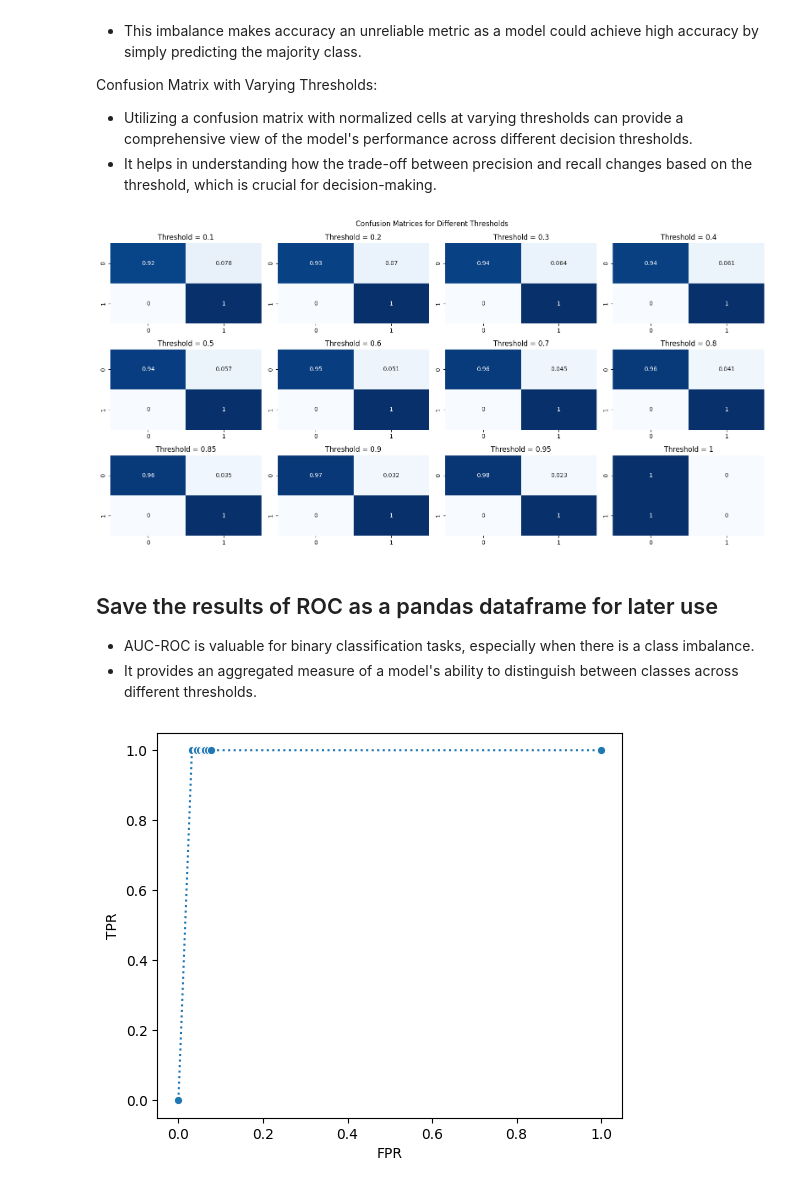
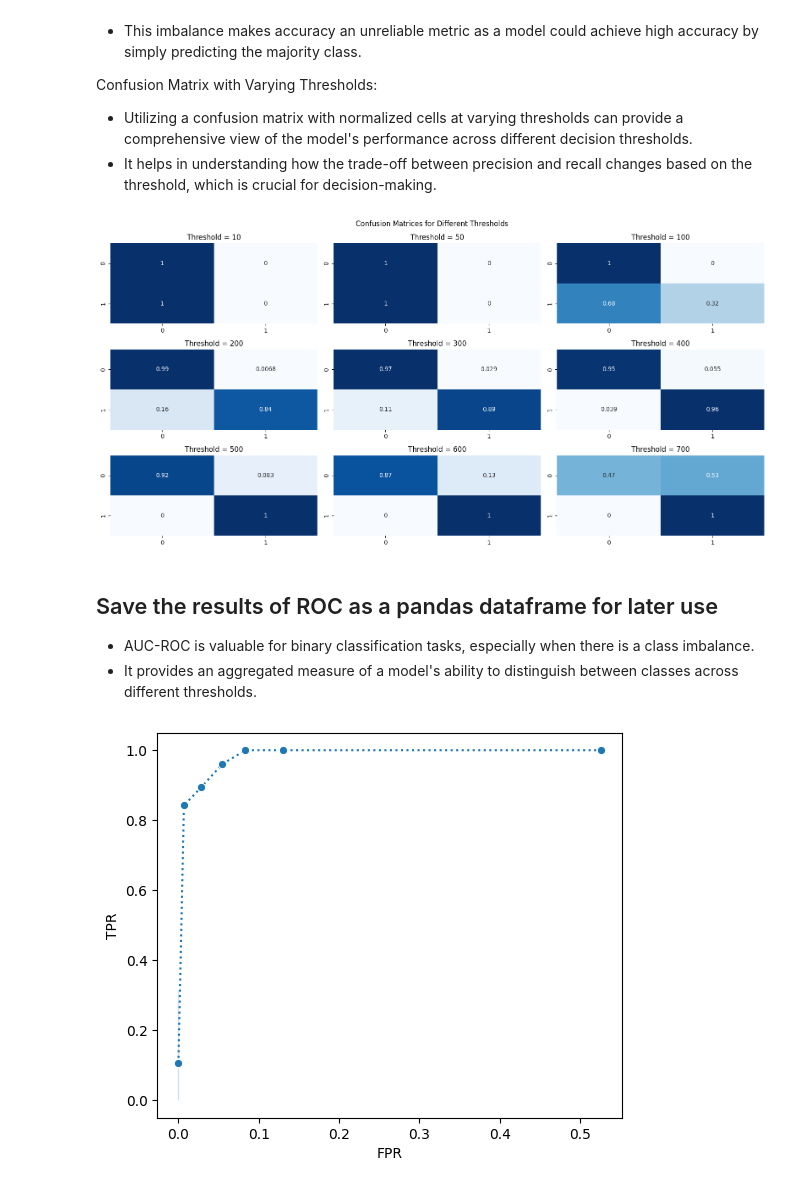
Before and after one commit to mohan696matlab/Test_1, a Jupyter notebook: Part_4_AnomalyDetection.ipynb, the cells around one changed output. Saved outputs shown, nothing was run; the diff lists cells and outputs as text; code cells hidden in the pictures.

```diff
--- a/Part_4_AnomalyDetection.ipynb
+++ b/Part_4_AnomalyDetection.ipynb
@@ -94,9 +80,0 @@ IsolationForest(contamination=0.001, random_state=0)
-# %%
-y_pred = IForest.predict(X_val)
-
-y_pred_thresholded = (y_pred > 0).astype(int)
-
-# Compute confusion matrix and normalize by true class labels
-conf_matrix = confusion_matrix(y_val, y_pred_thresholded)#, normalize='true'
-sns.heatmap(conf_matrix, annot=True, cmap='Blues', cbar=False)
-plt.show()
@@ -124,0 +83,10 @@ Model Convergence:
+# %%
+from scipy.spatial import distance
+# Calculate the mean of feature vectors
+mean_vector = X_train[y_train==1].mean(axis=0)
+# Calculate the covariance matrix
+cov_matrix = np.cov(X_train[y_train==1].T)
+# Add a small scalar times the identity matrix
+cov_matrix += 0.001 * np.identity(cov_matrix.shape[0])
+
+inv_cov_matrix = np.linalg.inv(cov_matrix)
@@ -153,6 +127,9 @@ pred
 
 # Replace 'your_video_file.mp4' with the actual path to your video file
 video_file_path = r'../videos_plateau_train_val/val.avi'
+
+# Obtain the inverse
+inv_cov_matrix =  np.linalg.inv(cov_matrix)
 
 # Open the video file
 cap = cv2.VideoCapture(video_file_path)
@@ -194,10 +171,10 @@ while True:
     cropped_region = cv2.resize(cropped_region, (224, 224))
     cropped_region = cv2.cvtColor(cropped_region, cv2.COLOR_BGR2RGB)/ 255.0  # Normalize pixel values
     cropped_region = feature_extractor.predict(np.expand_dims(cropped_region, axis=0))
-    prediction = IForest.predict(cropped_region)[0]
+    prediction = distance.mahalanobis(cropped_region[0], mean_vector, inv_cov_matrix)
 
     # Update the rectangle color based on the prediction
-    if prediction > 0:
+    if prediction < 300:
         rect_color = (0, 255, 0)  # Green rectangle for 0 output
     else:
         rect_color = (0, 0, 255)  # Red rectangle for 1 output
@@ -262,9 +239,11 @@ print(f'Total number of without puck images: {len(without_puck_img)}')
 X_test = np.concatenate((with_puck_img, without_puck_img), axis=0) / 255.0
 y_test = np.concatenate((label_with_puck_img, label_without_puck_img), axis=0)
 
+X_test_emd = feature_extractor.predict(X_test)
+
 # Predictions on the test dataset
 y_true = y_test
-y_pred = model.predict(X_test)
+y_pred = np.array([distance.mahalanobis(sample, mean_vector, inv_cov_matrix) for sample in X_test_emd])
 # %% [output]
 Total number of puck images: 76
 Total number of without puck images: 876
@@ -280,34 +259,34 @@ Confusion Matrix with Varying Thresholds:
 - It helps in understanding how the trade-off between precision and recall changes based on the threshold, which is crucial for decision-making.
 # %%
 # Compute confusion matrix for different thresholds
-thresholds = [0.1, 0.2, 0.3, 0.4, 0.5, 0.6, 0.7, 0.8, 0.85, 0.9, 0.95, 1]
+thresholds = [10, 50, 100, 200, 300, 400, 500, 600, 700]
 conf_matrices = []
 
 # Iterate through each threshold
 for threshold in thresholds:
     # Threshold predictions based on the current threshold value
-    y_pred_thresholded = (y_pred > threshold).astype(int)
+    y_pred_thresholded = (y_pred < threshold).astype(int)
 
     # Compute confusion matrix and normalize by true class labels
     conf_matrix = confusion_matrix(y_true, y_pred_thresholded, normalize='true')
 
     # Append the resulting confusion matrix to the list
     conf_matrices.append(conf_matrix)
 
 # Plot confusion matrices
-fig, axes = plt.subplots(nrows=3, ncols=4, figsize=(16, 8))
+fig, axes = plt.subplots(nrows=3, ncols=3, figsize=(16, 8))
 fig.suptitle('Confusion Matrices for Different Thresholds')
 
 # Display each confusion matrix in a subplot
 for i, ax in enumerate(axes.flatten()):
     sns.heatmap(conf_matrices[i], annot=True, cmap='Blues', cbar=False, ax=ax)
     ax.set_title(f'Threshold = {thresholds[i]}')
 
 # Adjust layout for better visualization
 plt.tight_layout()
 plt.show()
 # %% [output]
-[figure, old version]
+[figure, new version]
 # %% [markdown]
 ## Save the results of ROC as a pandas dataframe for later use
 
@@ -315,7 +294,7 @@ plt.show()
 - It provides an aggregated measure of a model's ability to distinguish between classes across different thresholds.
 # %%
 # Define a list of thresholds for classification
-thresholds = [0, 0.1, 0.2, 0.3, 0.4, 0.5, 0.6, 0.7, 0.8, 0.9, 1]
+thresholds = [10, 50, 100, 200, 300, 400, 500, 600, 700]
 
 # Create an empty DataFrame to store results
 results = pd.DataFrame(columns=('thresholds', 'TPR', 'FPR'))
@@ -323,7 +302,7 @@ results = pd.DataFrame(columns=('thresholds', 'TPR', 'FPR'))
 # Loop through each threshold and calculate True Positive Rate (TPR) and False Positive Rate (FPR)
 for idx, threshold in enumerate(thresholds):
     # Threshold the predicted probabilities
-    y_pred_thresholded = (y_pred > threshold).astype(int)
+    y_pred_thresholded = (y_pred < threshold).astype(int)
 
     # Calculate confusion matrix
     conf_matrix = confusion_matrix(y_true, y_pred_thresholded, normalize=None)
@@ -337,11 +316,11 @@ for idx, threshold in enumerate(thresholds):
     results.loc[idx] = [threshold, TPR, FPR]
 
 # Save results to a CSV file
-results.to_csv('../ROC_curve_test_set/Baseline_model.csv', index=False)
+results.to_csv('../ROC_curve_test_set/Anomaly_detection_model.csv', index=False)
 
 # Plot ROC curve using Seaborn
 plt.figure(figsize=(6,5))
 sns.lineplot(data=results, x='FPR', y='TPR', marker='o', linestyle='dotted')
 plt.show()
 # %% [output]
-[figure, old version]
+[figure, new version]
```
Also changed, not shown: parts of 14 cells of this notebook, 2 other files.
